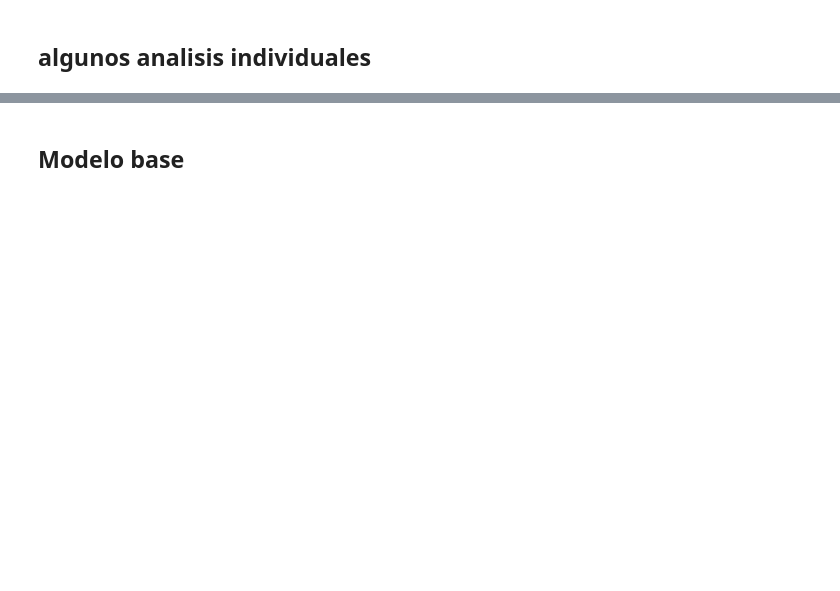
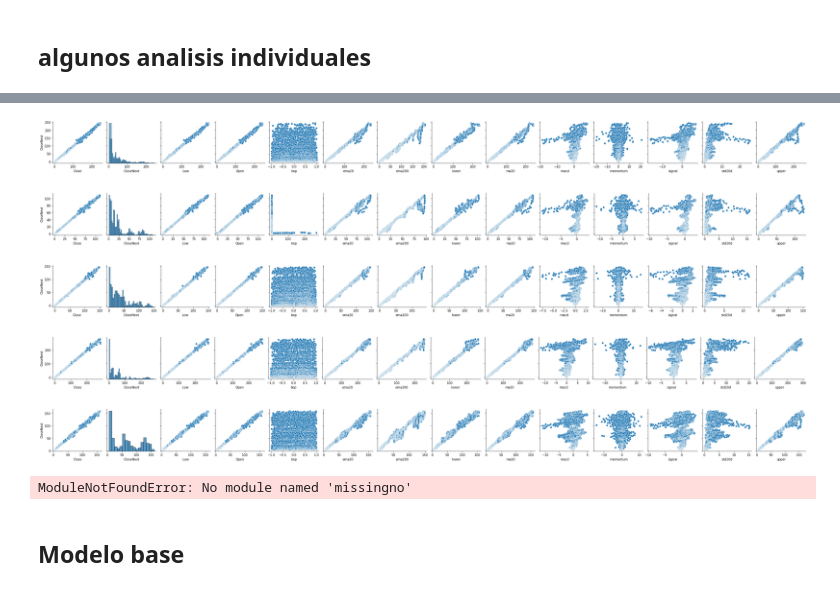
Before and after one commit to joseuribe0624/stocks-prections, a Jupyter notebook: codes/technical_codes/LimpiezaProcesamientoData.ipynb, the cells around one changed output, grey strips where cells are left out. Saved outputs shown, nothing was run; the diff lists cells and outputs as text; code cells hidden in the pictures; blank space fills up the shorter version.

```diff
--- a/codes/technical_codes/LimpiezaProcesamientoData.ipynb
+++ b/codes/technical_codes/LimpiezaProcesamientoData.ipynb
@@ -115,3 +144,19 @@ sns.heatmap(data.xs('IBM', level=1, axis=1).corr(), square=True, annot=True, ax=
+# %%
+# Data visualization of features against dependent variable
+for stock in stock_sel:
+    sns.pairplot(data.xs(stock, level=1, axis=1), y_vars=['CloseNext'], kind="scatter")
+    plt.show()
+# %% [output]
+[figure, added]
+[figure, added]
+[figure, added]
+[figure, added]
+[figure, added]
+# %%
+import missingno as msno
+msno.matrix(data)
+# %% [output]
+ModuleNotFoundError: No module named 'missingno'
 # %% [markdown]
 ## Modelo base
 # %%
```
Also changed, not shown: parts of 3 cells of this notebook, 38 other files.
